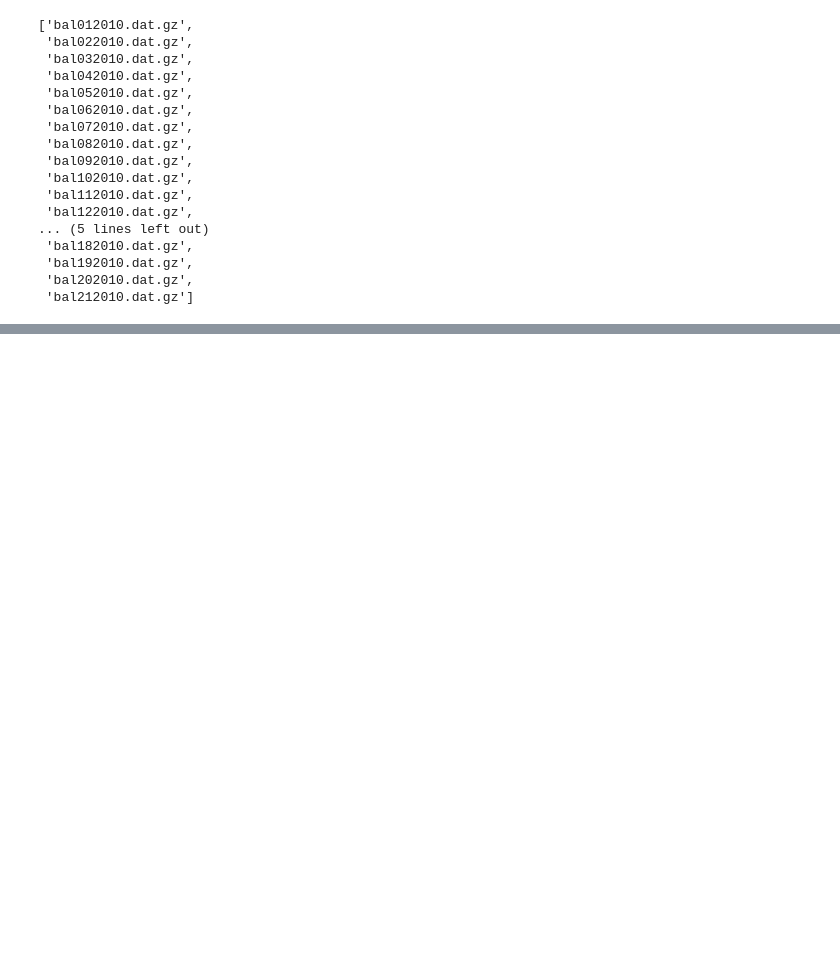
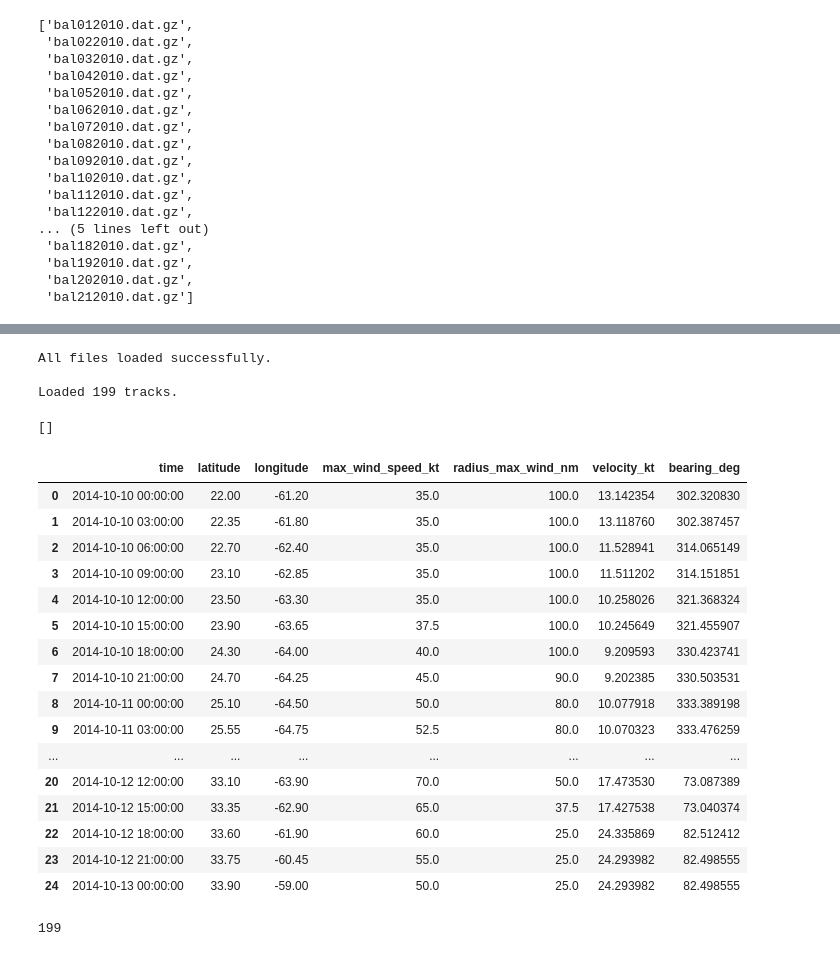
Before and after one commit to christianwirths/NatCat, a Jupyter notebook: notebooks/nb5_probabilistic_storms.ipynb, the cells around one changed output, grey strips where cells are left out. Saved outputs shown, nothing was run; the diff lists cells and outputs as text; code cells hidden in the pictures; blank space fills up the shorter version.

Commit message:
data housekeeping and sanity checks

```diff
--- a/notebooks/nb5_probabilistic_storms.ipynb
+++ b/notebooks/nb5_probabilistic_storms.ipynb
@@ -111,0 +102,43 @@ Downloading https://ftp.nhc.noaa.gov/atcf/archive/2011/bal122011.dat.gz...
+# %%
+track_data, failed_files = load_historical_tracks("/Users/wirths/Documents/Private/NatCat/data/raw")
+
+if failed_files:
+    print(f"{len(failed_files)} file(s) failed to load:")
+    for path, err in failed_files:
+        print(f"  {os.path.basename(path)}: {type(err).__name__}: {err}")
+else:
+    print("All files loaded successfully.")
+
+print(f"\nLoaded {len(track_data)} tracks.")
+# %% [output]
+All files loaded successfully.
+
+Loaded 199 tracks.
+# %%
+failed_files
+# %% [output]
+[]
+# %%
+track_data[166]
+# %% [output]
+|  | time | latitude | longitude | max_wind_speed_kt | radius_max_wind_nm | velocity_kt | bearing_deg |
+| 0 | 2014-10-10 00:00:00 | 22.00 | -61.20 | 35.0 | 100.0 | 13.142354 | 302.320830 |
+| 1 | 2014-10-10 03:00:00 | 22.35 | -61.80 | 35.0 | 100.0 | 13.118760 | 302.387457 |
+| 2 | 2014-10-10 06:00:00 | 22.70 | -62.40 | 35.0 | 100.0 | 11.528941 | 314.065149 |
+| 3 | 2014-10-10 09:00:00 | 23.10 | -62.85 | 35.0 | 100.0 | 11.511202 | 314.151851 |
+| 4 | 2014-10-10 12:00:00 | 23.50 | -63.30 | 35.0 | 100.0 | 10.258026 | 321.368324 |
+| 5 | 2014-10-10 15:00:00 | 23.90 | -63.65 | 37.5 | 100.0 | 10.245649 | 321.455907 |
+| 6 | 2014-10-10 18:00:00 | 24.30 | -64.00 | 40.0 | 100.0 | 9.209593 | 330.423741 |
+| 7 | 2014-10-10 21:00:00 | 24.70 | -64.25 | 45.0 | 90.0 | 9.202385 | 330.503531 |
+| 8 | 2014-10-11 00:00:00 | 25.10 | -64.50 | 50.0 | 80.0 | 10.077918 | 333.389198 |
+| 9 | 2014-10-11 03:00:00 | 25.55 | -64.75 | 52.5 | 80.0 | 10.070323 | 333.476259 |
+| ... | ... | ... | ... | ... | ... | ... | ... |
+| 20 | 2014-10-12 12:00:00 | 33.10 | -63.90 | 70.0 | 50.0 | 17.473530 | 73.087389 |
+| 21 | 2014-10-12 15:00:00 | 33.35 | -62.90 | 65.0 | 37.5 | 17.427538 | 73.040374 |
+| 22 | 2014-10-12 18:00:00 | 33.60 | -61.90 | 60.0 | 25.0 | 24.335869 | 82.512412 |
+| 23 | 2014-10-12 21:00:00 | 33.75 | -60.45 | 55.0 | 25.0 | 24.293982 | 82.498555 |
+| 24 | 2014-10-13 00:00:00 | 33.90 | -59.00 | 50.0 | 25.0 | 24.293982 | 82.498555 |
+# %%
+len(track_data)
+# %% [output]
+199
```
Also changed, not shown: parts of 3 cells of this notebook, 6 other files.
